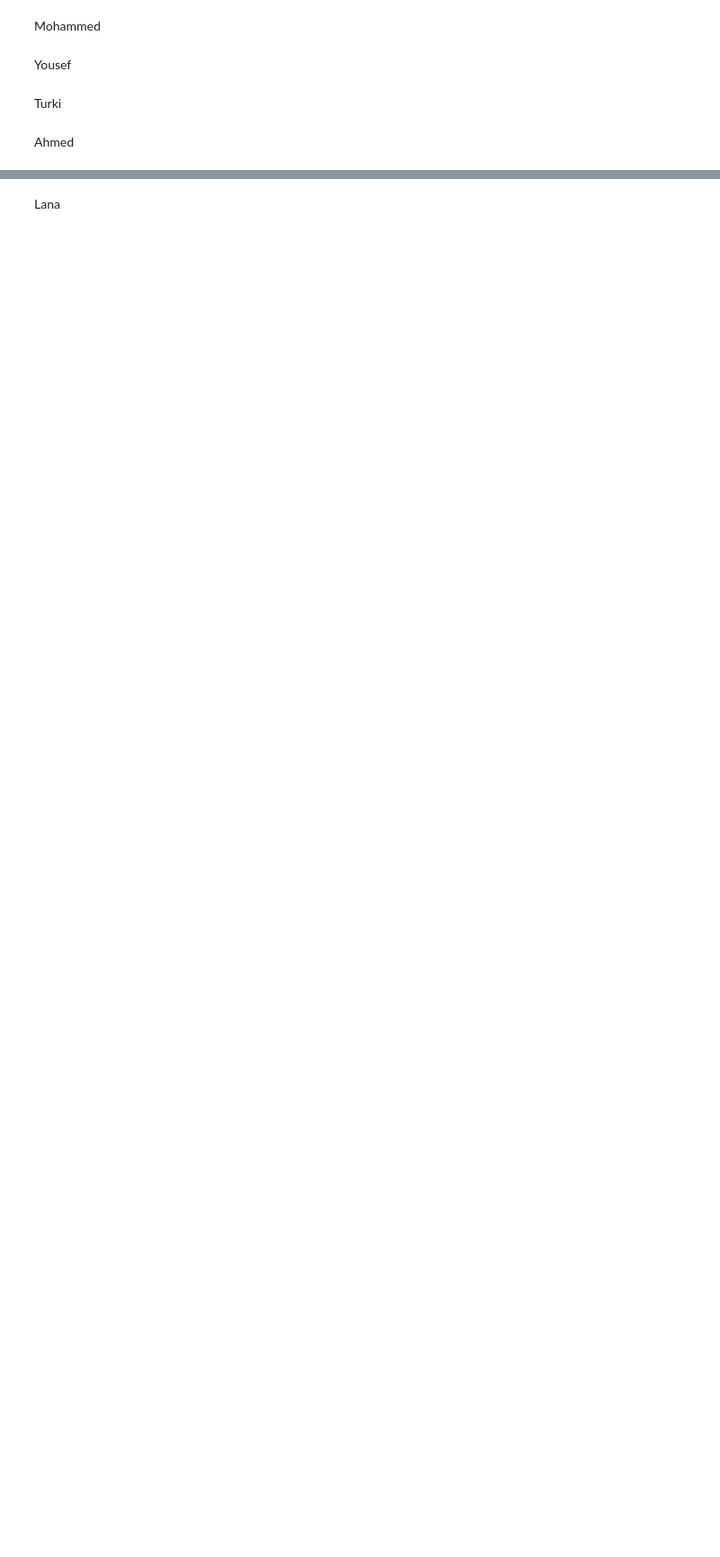
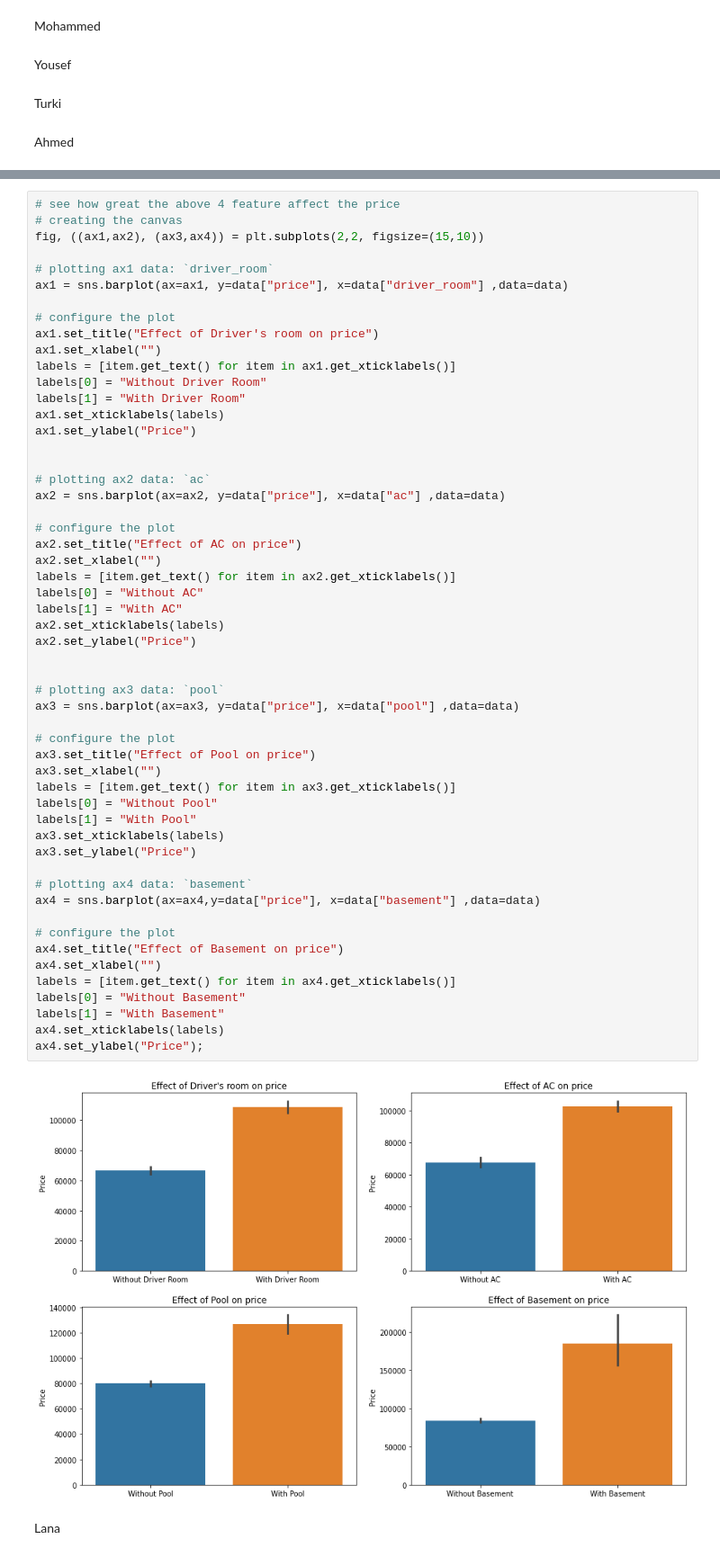
Before and after one commit to Turkinass/Aqar_Real_Estate_EDA, a Jupyter notebook: eda_raw.ipynb, the cells around one changed output, grey strips where cells are left out. Shown: that part at 90% size. Saved outputs shown, nothing was run; the diff lists cells and outputs as text; blank space fills up the shorter version.

```diff
--- a/eda_raw.ipynb
+++ b/eda_raw.ipynb
@@ -238,2 +285,58 @@ Ahmed
+# %%
+# see how great the above 4 feature affect the price
+# creating the canvas
+fig, ((ax1,ax2), (ax3,ax4)) = plt.subplots(2,2, figsize=(15,10))
+
+# plotting ax1 data: `driver_room`
+ax1 = sns.barplot(ax=ax1, y=data["price"], x=data["driver_room"] ,data=data)
+
+# configure the plot
+ax1.set_title("Effect of Driver's room on price")
+ax1.set_xlabel("")
+labels = [item.get_text() for item in ax1.get_xticklabels()]
+labels[0] = "Without Driver Room"
+labels[1] = "With Driver Room"
+ax1.set_xticklabels(labels)
+ax1.set_ylabel("Price")
+
+
+# plotting ax2 data: `ac`
+ax2 = sns.barplot(ax=ax2, y=data["price"], x=data["ac"] ,data=data)
+
+# configure the plot
+ax2.set_title("Effect of AC on price")
+ax2.set_xlabel("")
+labels = [item.get_text() for item in ax2.get_xticklabels()]
+labels[0] = "Without AC"
+labels[1] = "With AC"
+ax2.set_xticklabels(labels)
+ax2.set_ylabel("Price")
+
+
+# plotting ax3 data: `pool`
+ax3 = sns.barplot(ax=ax3, y=data["price"], x=data["pool"] ,data=data)
+
+# configure the plot
+ax3.set_title("Effect of Pool on price")
+ax3.set_xlabel("")
+labels = [item.get_text() for item in ax3.get_xticklabels()]
+labels[0] = "Without Pool"
+labels[1] = "With Pool"
+ax3.set_xticklabels(labels)
+ax3.set_ylabel("Price")
+
+# plotting ax4 data: `basement`
+ax4 = sns.barplot(ax=ax4,y=data["price"], x=data["basement"] ,data=data)
+
+# configure the plot
+ax4.set_title("Effect of Basement on price")
+ax4.set_xlabel("")
+labels = [item.get_text() for item in ax4.get_xticklabels()]
+labels[0] = "Without Basement"
+labels[1] = "With Basement"
+ax4.set_xticklabels(labels)
+ax4.set_ylabel("Price");
+# %% [output]
+[figure, added]
 # %% [markdown]
 Lana
```
Also changed, not shown: parts of 5 cells of this notebook, 1 other file.
